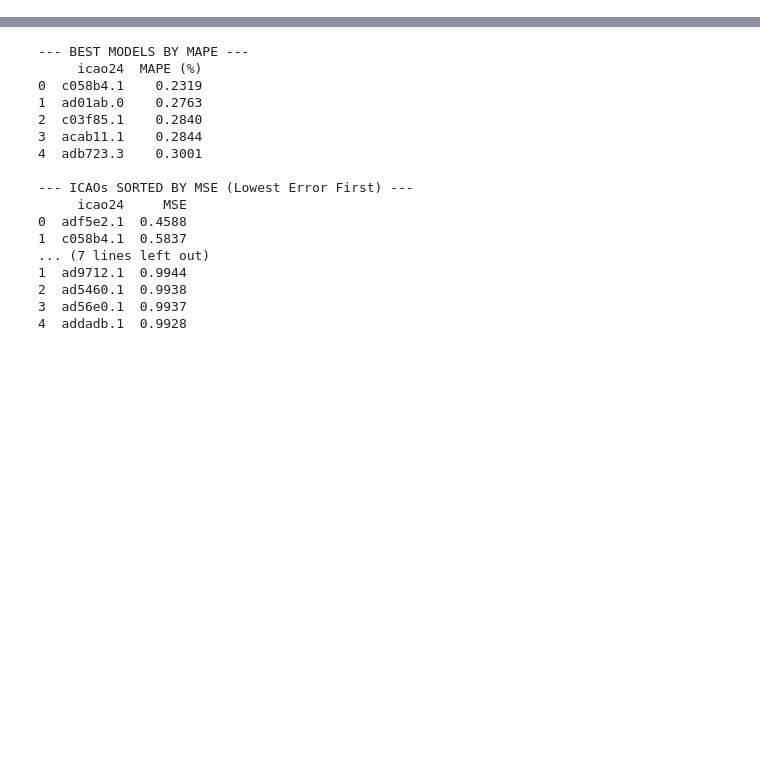
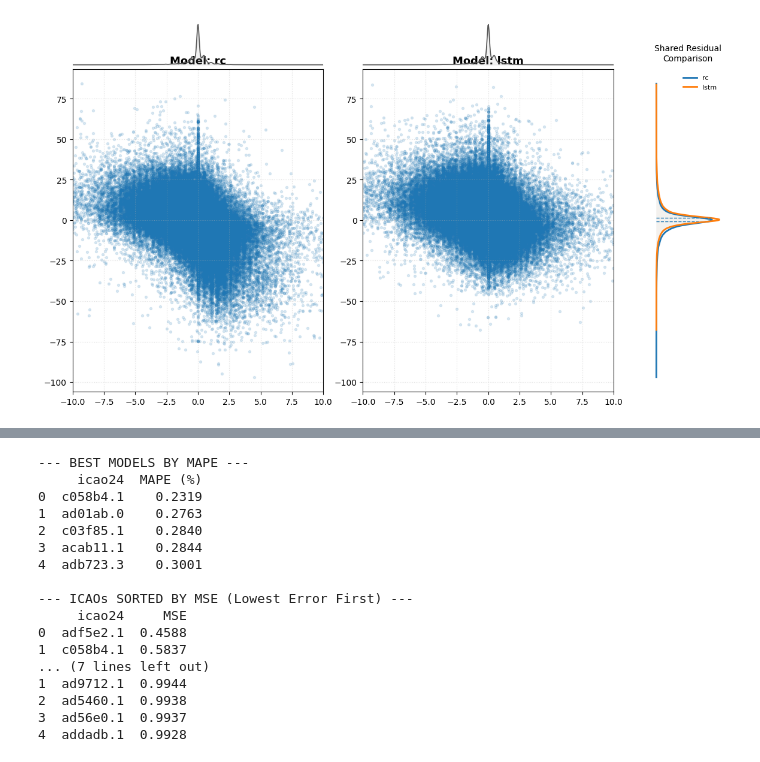
Before and after one commit to mcamarillas/reservoir-computing-flight-prediction, a Jupyter notebook: test_eval_framework.ipynb, the cells around one changed output, grey strips where cells are left out. Saved outputs shown, nothing was run; the diff lists cells and outputs as text; code cells hidden in the pictures; blank space fills up the shorter version.

```diff
--- a/test_eval_framework.ipynb
+++ b/test_eval_framework.ipynb
@@ -84,0 +83,4 @@ from src.evaluation_framework.evalutaion_framework import map_predictions_to_ica
+# %%
+evaluation_framework.plot_acceleration_vs_residuals(y_true_lstm, d, acc_range=(-10, 10))
+# %% [output]
+[figure, added]
```
Also changed, not shown: parts of 20 cells of this notebook, 16 other files.
